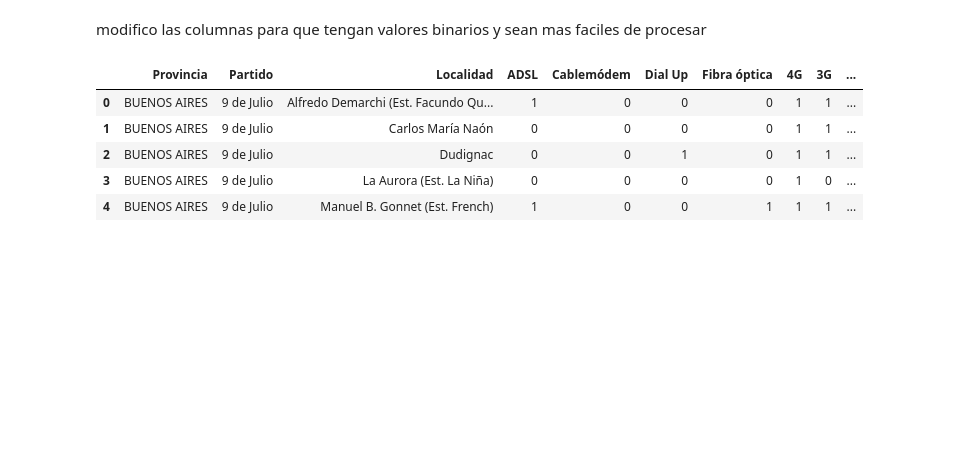
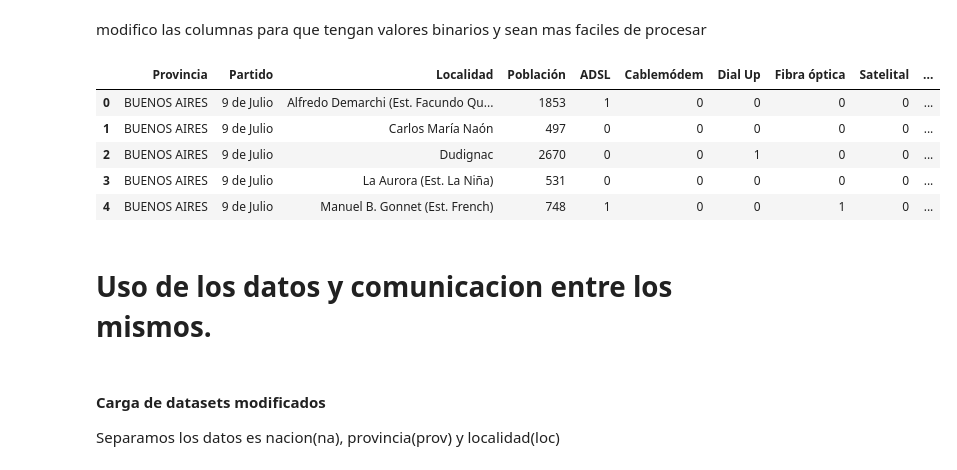
Before and after one commit to CarlosHadla/Proyecto-Telecomunicaciones-Carlos-Hadla, a Jupyter notebook: EDA.ipynb, the cells around one changed output. Saved outputs shown, nothing was run; the diff lists cells and outputs as text; code cells hidden in the pictures; blank space fills up the shorter version.

```diff
--- a/EDA.ipynb
+++ b/EDA.ipynb
@@ -38,3 +13,33 @@ listado_localidades_conectividad_internet=pd.read_csv('./csv_s/Listado de locali
+# %%
+prov_accesos_cada_100_hogares_fijo=pd.read_csv('./pagina/Penetración de Internet fijo (accesos por cada 100 hogares).csv')
+
+na_accesos_cada_100_hogares_fijo=pd.read_csv('./pagina/Penetración por hogares nacional de Internet fijo.csv')
+
+na_accesos_b_ancha_angosta_fijo= pd.read_excel('./pagina/Internet_BAF.xlsx', sheet_name='Totales')
+
+prov_accesos_b_ancha_angosta_fijo = pd.read_excel('./pagina/Internet_BAF.xlsx', sheet_name='Dial-BAf')
+
+na_accesos_tipo_tecnologia_fijo= pd.read_excel('./pagina/Internet_Accesos-por-tecnologia.xlsx', sheet_name='Totales')
+
+prov_accesos_tipo_tecnologia_fijo = pd.read_excel('./pagina/Internet_Accesos-por-tecnologia.xlsx', sheet_name='Accesos Por Tecnología')
+
+na_velocidad_media_bajada= pd.read_excel('./pagina/historico_velocidad_internet.xlsx', sheet_name='Totales')
+
+prov_velocidad_media_bajada = pd.read_excel('./pagina/historico_velocidad_internet.xlsx', sheet_name='Velocidad % por prov')
+
+na_dis_accesos_rango_vel_bajada= pd.read_excel('./pagina/Internet_Accesos-por-velocidad.xlsx', sheet_name='Totales')
+
+prov_dis_accesos_rango_vel_bajada = pd.read_excel('./pagina/Internet_Accesos-por-velocidad.xlsx', sheet_name='Accesos por velocidad')
+
+prov_dis_accesos_todo_vel_bajada = pd.read_excel('./pagina/Internet_Accesos-por-velocidad_provincia_sin rangos.xlsx', sheet_name='Velocidad_sin_Rangos')
+
+na_ingresos_operadores_fijo= pd.read_excel('./pagina/Internet_Ingresos.xlsx', sheet_name='Ingresos')
+
+loc_dis_accesos_todo_vel_bajada_sin_t = pd.read_excel('./pagina/Internet_Accesos-por-velocidad_por loc.xlsx', sheet_name='internet_Accesos_por_loc')
+
+loc_accesos_tipo_tecnologia_fijo_sin_t = pd.read_excel('./pagina/Internet-Accesos-por-tecno_por_loc.xlsx', sheet_name='Accesos_tecnologia_localidad')
+
+loc_listado_conectividad_conexion_sin_t = pd.read_excel('./pagina/mapa_conectividad.xlsx', sheet_name='Hoja3')
 # %% [markdown]
 # Limpieza y corrección de tipos de dato
 # %% [markdown]
@@ -826,20 +595,20 @@ memory usage: 404.3+ KB
 modifico las columnas para que tengan valores binarios y sean mas faciles de procesar
 # %%
 # Columnas que contienen "SI" o "--" que deseas convertir a valores binarios.
-columnas_a_procesar = ['ADSL', 'Cablemódem', 'Dial Up', 'Fibra óptica', '4G', '3G', 'Telefonía Fija', 'Wireless', 'Satelital']
+columnas_a_procesar = ['ADSL', 'Cablemódem', 'Dial Up', 'Fibra óptica', 'Satelital', 'Wireless', 'Telefonía Fija', '3G', '4G']
 
 # Diccionario de mapeo para convertir "SI" y "--" a valores binarios (1 o 0).
 mapeo_valores = {"SI": 1, "--": 0}
 
 # Aplicar el mapeo a las columnas relevantes
-listado_localidades_conectividad_internet[columnas_a_procesar] = listado_localidades_conectividad_internet[columnas_a_procesar].applymap(lambda x: mapeo_valores.get(x, x))
+loc_listado_conectividad_conexion_sin_t[columnas_a_procesar] = loc_listado_conectividad_conexion_sin_t[columnas_a_procesar].applymap(lambda x: mapeo_valores.get(x, x))
 # %%
-listado_localidades_conectividad_internet.head()
+loc_listado_conectividad_conexion_sin_t.head()
 # %% [output]
-|  | Provincia | Partido | Localidad | ADSL | Cablemódem | Dial Up | Fibra óptica | 4G | 3G | ... |
-| 0 | BUENOS AIRES | 9 de Julio | Alfredo Demarchi (Est. Facundo Qu... | 1 | 0 | 0 | 0 | 1 | 1 | ... |
-| 1 | BUENOS AIRES | 9 de Julio | Carlos María Naón | 0 | 0 | 0 | 0 | 1 | 1 | ... |
-| 2 | BUENOS AIRES | 9 de Julio | Dudignac | 0 | 0 | 1 | 0 | 1 | 1 | ... |
-| 3 | BUENOS AIRES | 9 de Julio | La Aurora (Est. La Niña) | 0 | 0 | 0 | 0 | 1 | 0 | ... |
-| 4 | BUENOS AIRES | 9 de Julio | Manuel B. Gonnet (Est. French) | 1 | 0 | 0 | 1 | 1 | 1 | ... |
+|  | Provincia | Partido | Localidad | Población | ADSL | Cablemódem | Dial Up | Fibra óptica | Satelital | ... |
+| 0 | BUENOS AIRES | 9 de Julio | Alfredo Demarchi (Est. Facundo Qu... | 1853 | 1 | 0 | 0 | 0 | 0 | ... |
+| 1 | BUENOS AIRES | 9 de Julio | Carlos María Naón | 497 | 0 | 0 | 0 | 0 | 0 | ... |
+| 2 | BUENOS AIRES | 9 de Julio | Dudignac | 2670 | 0 | 0 | 1 | 0 | 0 | ... |
+| 3 | BUENOS AIRES | 9 de Julio | La Aurora (Est. La Niña) | 531 | 0 | 0 | 0 | 0 | 0 | ... |
+| 4 | BUENOS AIRES | 9 de Julio | Manuel B. Gonnet (Est. French) | 748 | 1 | 0 | 0 | 1 | 0 | ... |
 # %%
@@ -846,0 +616,5 @@ listado_localidades_conectividad_internet.to_csv("./csv_corregidos/listado_local
+# %% [markdown]
+# Uso de los datos y comunicacion entre los mismos.
+# %% [markdown]
+#### Carga de datasets modificados
+Separamos los datos es nacion(na), provincia(prov) y localidad(loc)
```
Also changed, not shown: parts of 186 cells of this notebook, 52 other files.
